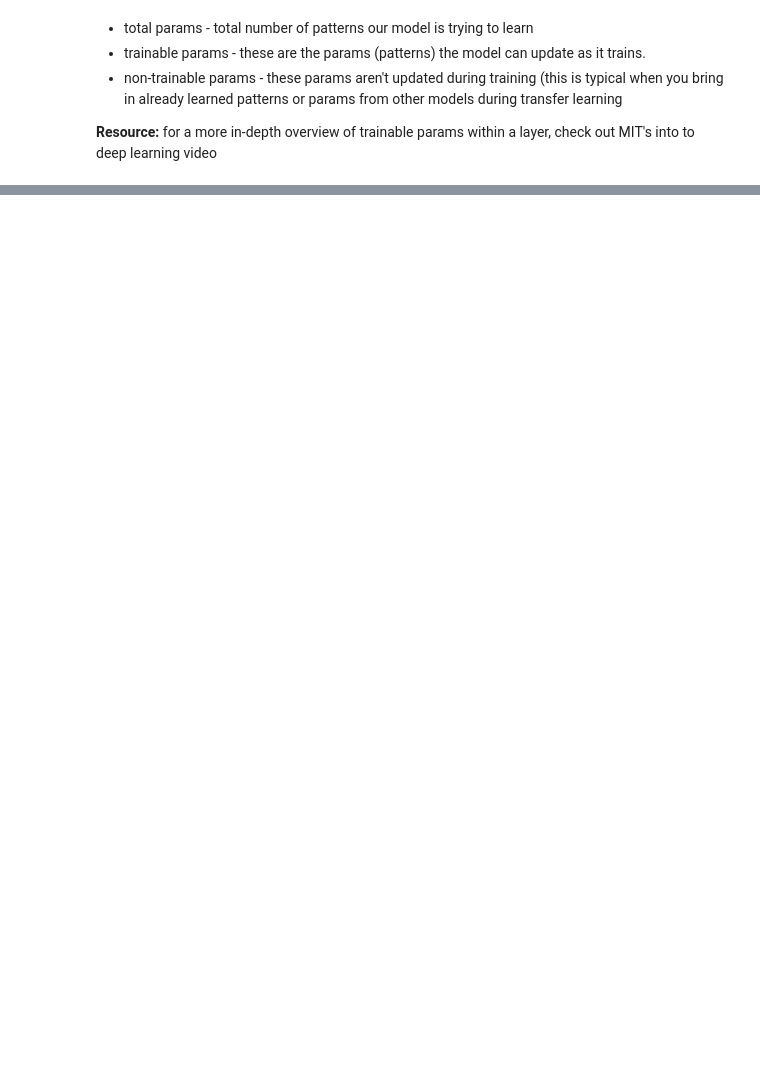
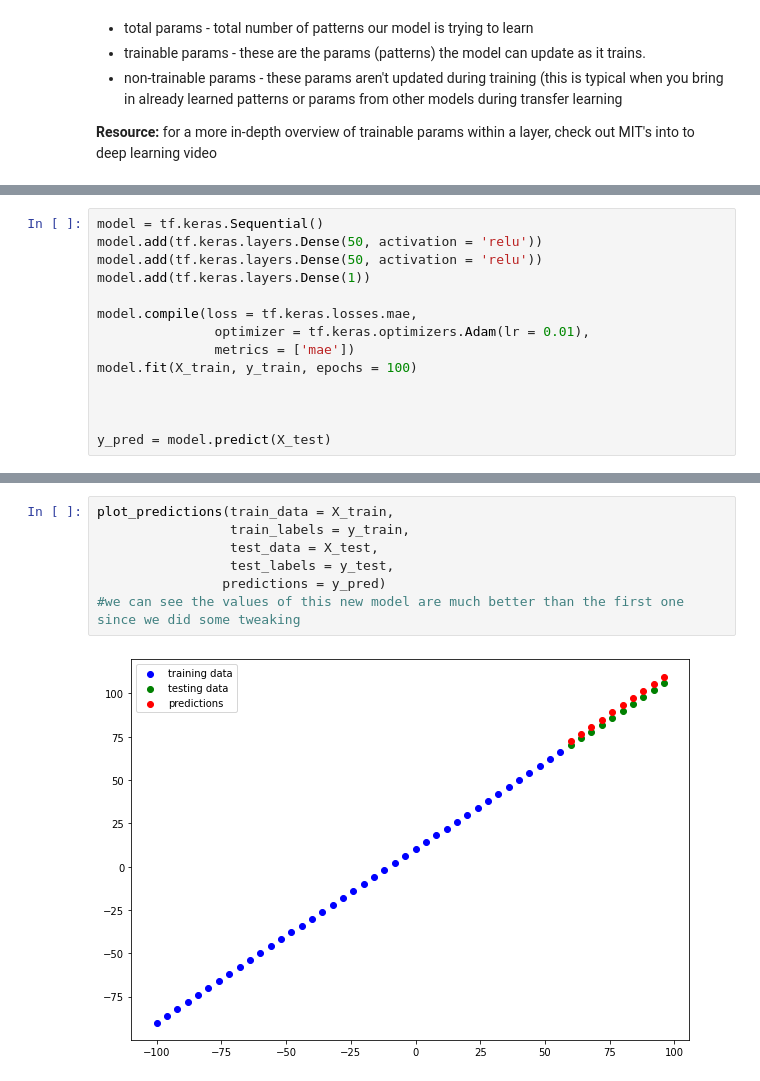
Before and after one commit to joelweber977/Python3_TF_Certificate, a Jupyter notebook: 01_neural_network_regression_JW.ipynb, the cells around one changed output, grey strips where cells are left out. Saved outputs shown, nothing was run; the diff lists cells and outputs as text; blank space fills up the shorter version.

```diff
--- a/01_neural_network_regression_JW.ipynb
+++ b/01_neural_network_regression_JW.ipynb
@@ -315,0 +519,14 @@ plot_model(model, show_shapes = True)
+# %%
+model = tf.keras.Sequential()
+model.add(tf.keras.layers.Dense(50, activation = 'relu'))
+model.add(tf.keras.layers.Dense(50, activation = 'relu'))
+model.add(tf.keras.layers.Dense(1))
+
+model.compile(loss = tf.keras.losses.mae,
+               optimizer = tf.keras.optimizers.Adam(lr = 0.01),
+               metrics = ['mae'])
+model.fit(X_train, y_train, epochs = 100)
+
+
+
+y_pred = model.predict(X_test)
@@ -315,0 +551,9 @@ plot_model(model, show_shapes = True)
+# %%
+plot_predictions(train_data = X_train,
+                 train_labels = y_train,
+                 test_data = X_test,
+                 test_labels = y_test,
+                predictions = y_pred)
+#we can see the values of this new model are much better than the first one since we did some tweaking
+# %% [output]
+[figure, added]
```
Also changed, not shown: parts of 51 cells of this notebook.
